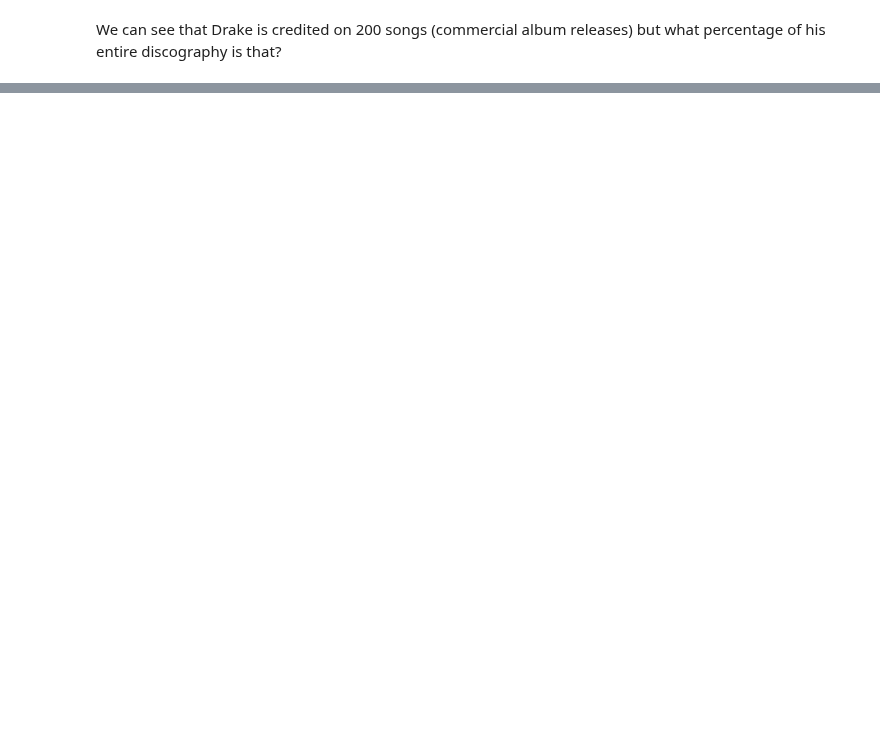
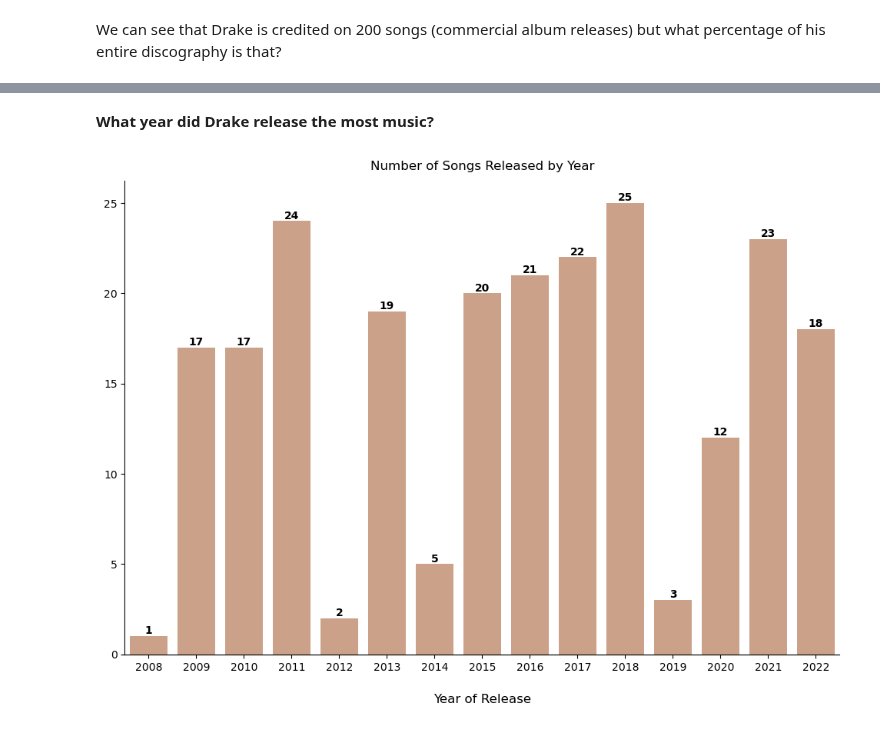
Before and after one commit to KyleThomson99/Portfolio, a Jupyter notebook: Drake_Analysis/eda.ipynb, the cells around one changed output, grey strips where cells are left out. Saved outputs shown, nothing was run; the diff lists cells and outputs as text; code cells hidden in the pictures; blank space fills up the shorter version.

```diff
--- a/Drake_Analysis/eda.ipynb
+++ b/Drake_Analysis/eda.ipynb
@@ -213,0 +235,29 @@ Drake has writing credits on 95.24% of his commercially released songs
+# %% [markdown]
+**What year did Drake release the most music?**
+# %%
+df_songs_commercial['release_year'] = df_songs_commercial['release_date'].apply(lambda x: x.year)
+# %%
+count_year = df_songs_commercial.groupby('release_year').size().reset_index()
+count_year.rename({0:'count_songs'}, axis = 1, inplace=True)
+# %%
+fig = plt.figure(figsize =(12,8))
+
+ax = sns.barplot(
+    data = count_year,
+    x = 'release_year',
+    y = 'count_songs',
+    color = '#D69F7E'
+)
+
+for dir in ['top', 'right']:
+    ax.spines[dir].set_visible(False)
+
+ax.bar_label(ax.containers[0], weight = 'bold')
+
+ax.set_title('Number of Songs Released by Year', pad = 10)
+ax.set_ylabel(None)
+ax.set_xlabel('Year of Release', labelpad = 20)
+
+plt.show()
+# %% [output]
+[figure, added]
```
Also changed, not shown: parts of 8 cells of this notebook, 1 other file.
